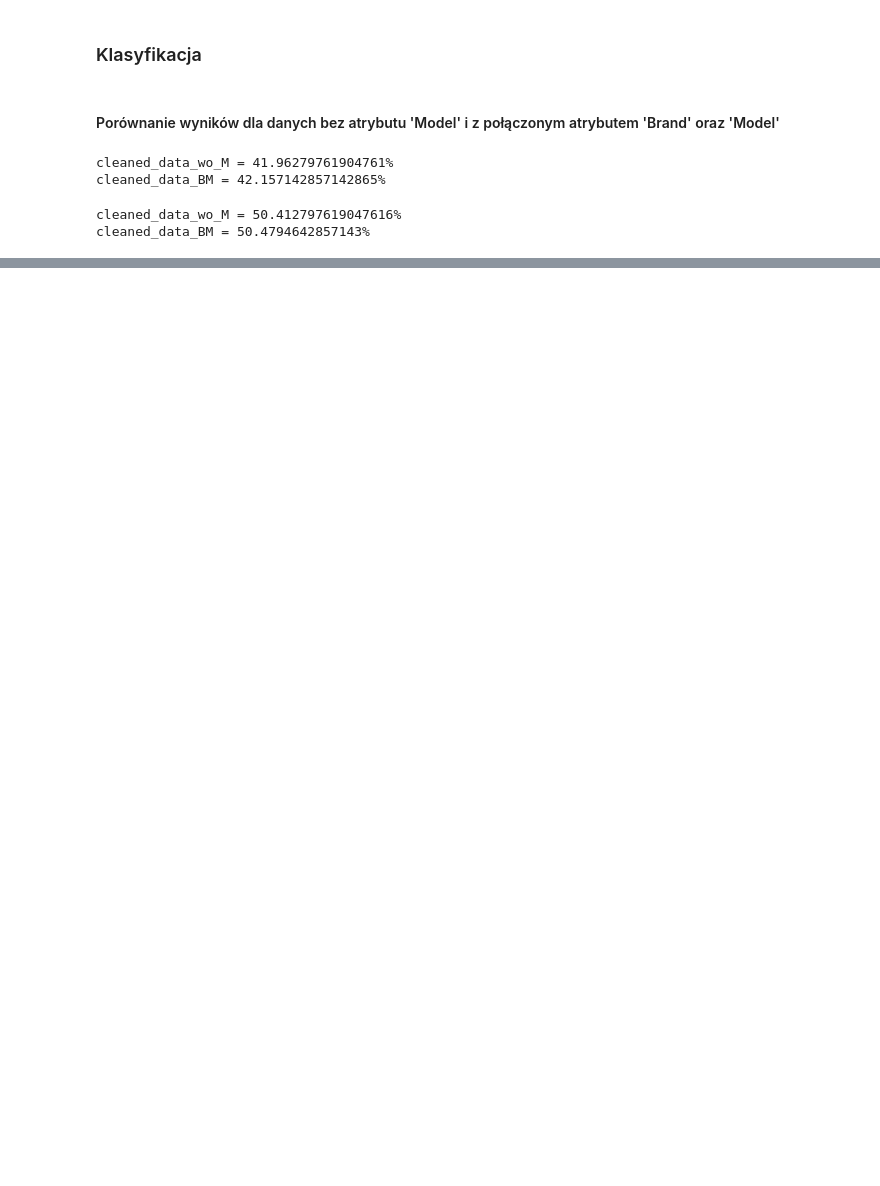
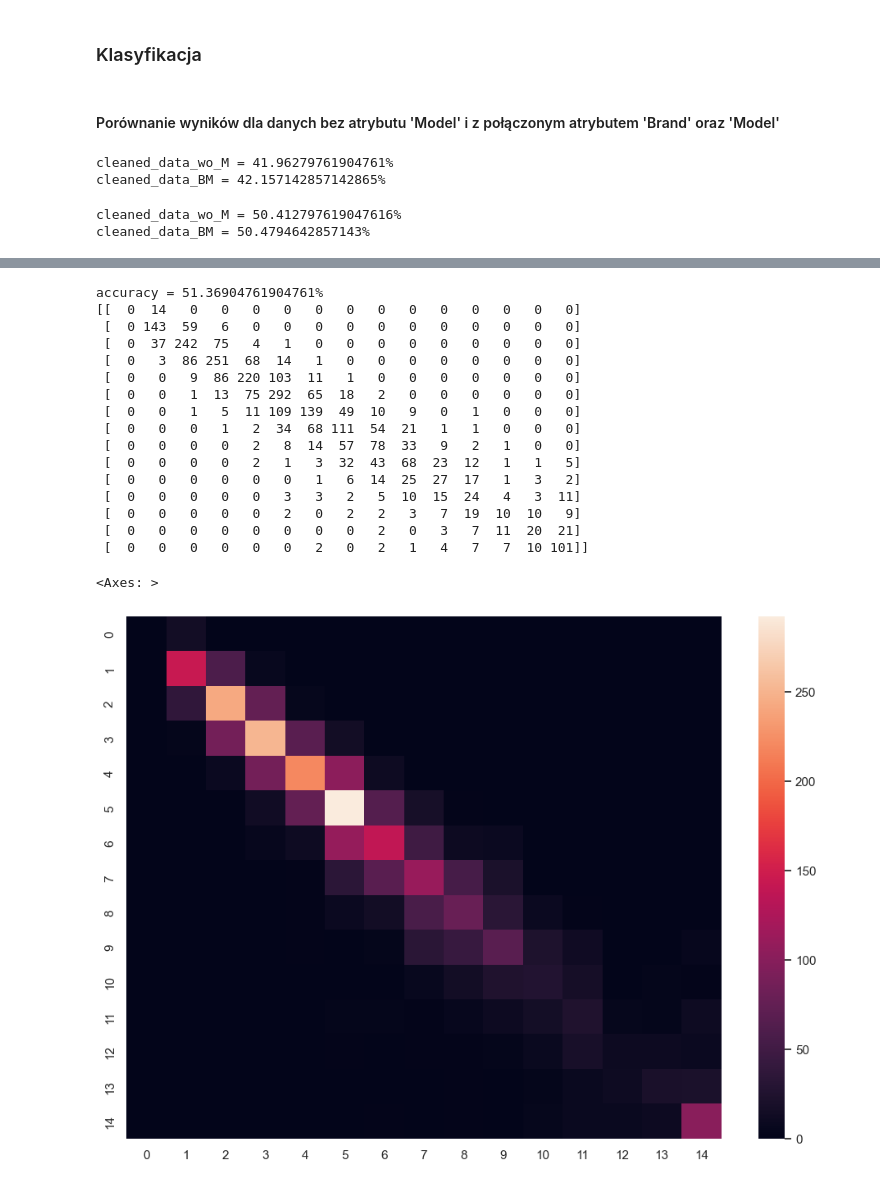
Before and after one commit to j-brzoz/PRiAD, a Jupyter notebook: projekt.ipynb, the cells around one changed output, grey strips where cells are left out. Saved outputs shown, nothing was run; the diff lists cells and outputs as text; code cells hidden in the pictures; blank space fills up the shorter version.

```diff
--- a/projekt.ipynb
+++ b/projekt.ipynb
@@ -1001,0 +1123,26 @@ macierz pomyłek - zbiór testowy, dokładność: 0.5031326614001634
+# %%
+x_train, x_test, y_train, y_test = get_splits(cleaned_data_BM)
+model = ensemble.RandomForestClassifier(criterion='entropy', n_estimators=400, min_samples_split=2, min_samples_leaf=1, random_state=42, n_jobs=-1)
+model.fit(x_train, y_train)
+print(f'accuracy = {100*model.score(x_test, y_test)}%')
+print(confusion_matrix(y_test, model.predict(x_test)))
+sns.heatmap(confusion_matrix(y_test, model.predict(x_test)))
+# %% [output]
+accuracy = 51.36904761904761%
+[[  0  14   0   0   0   0   0   0   0   0   0   0   0   0   0]
+ [  0 143  59   6   0   0   0   0   0   0   0   0   0   0   0]
+ [  0  37 242  75   4   1   0   0   0   0   0   0   0   0   0]
+ [  0   3  86 251  68  14   1   0   0   0   0   0   0   0   0]
+ [  0   0   9  86 220 103  11   1   0   0   0   0   0   0   0]
+ [  0   0   1  13  75 292  65  18   2   0   0   0   0   0   0]
+ [  0   0   1   5  11 109 139  49  10   9   0   1   0   0   0]
+ [  0   0   0   1   2  34  68 111  54  21   1   1   0   0   0]
+ [  0   0   0   0   2   8  14  57  78  33   9   2   1   0   0]
+ [  0   0   0   0   2   1   3  32  43  68  23  12   1   1   5]
+ [  0   0   0   0   0   0   1   6  14  25  27  17   1   3   2]
+ [  0   0   0   0   0   3   3   2   5  10  15  24   4   3  11]
+ [  0   0   0   0   0   2   0   2   2   3   7  19  10  10   9]
+ [  0   0   0   0   0   0   0   0   2   0   3   7  11  20  21]
+ [  0   0   0   0   0   0   2   0   2   1   4   7   7  10 101]]
+<Axes: >
+[figure, added]
```
Also changed, not shown: parts of 63 cells of this notebook, 1 other file.
